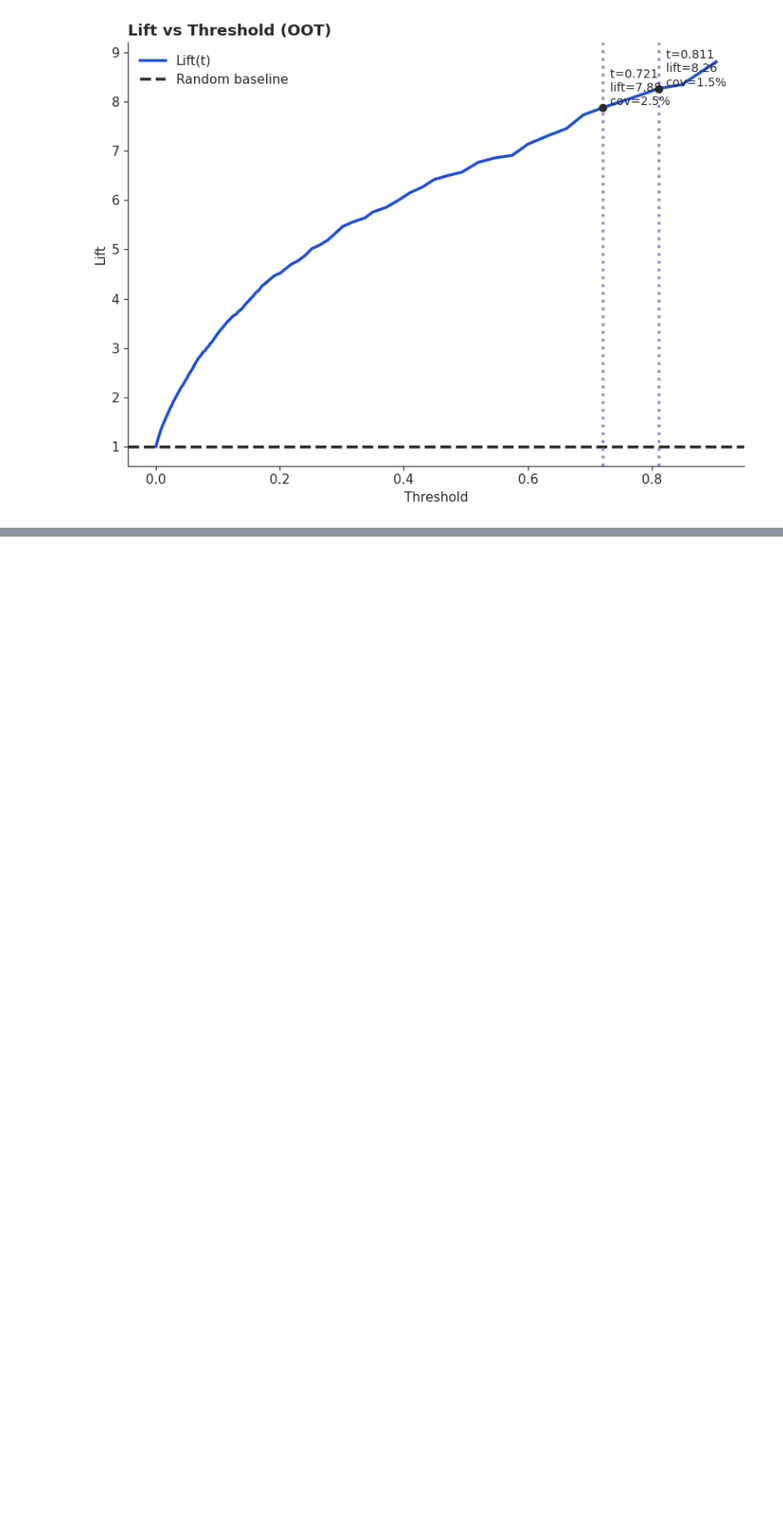
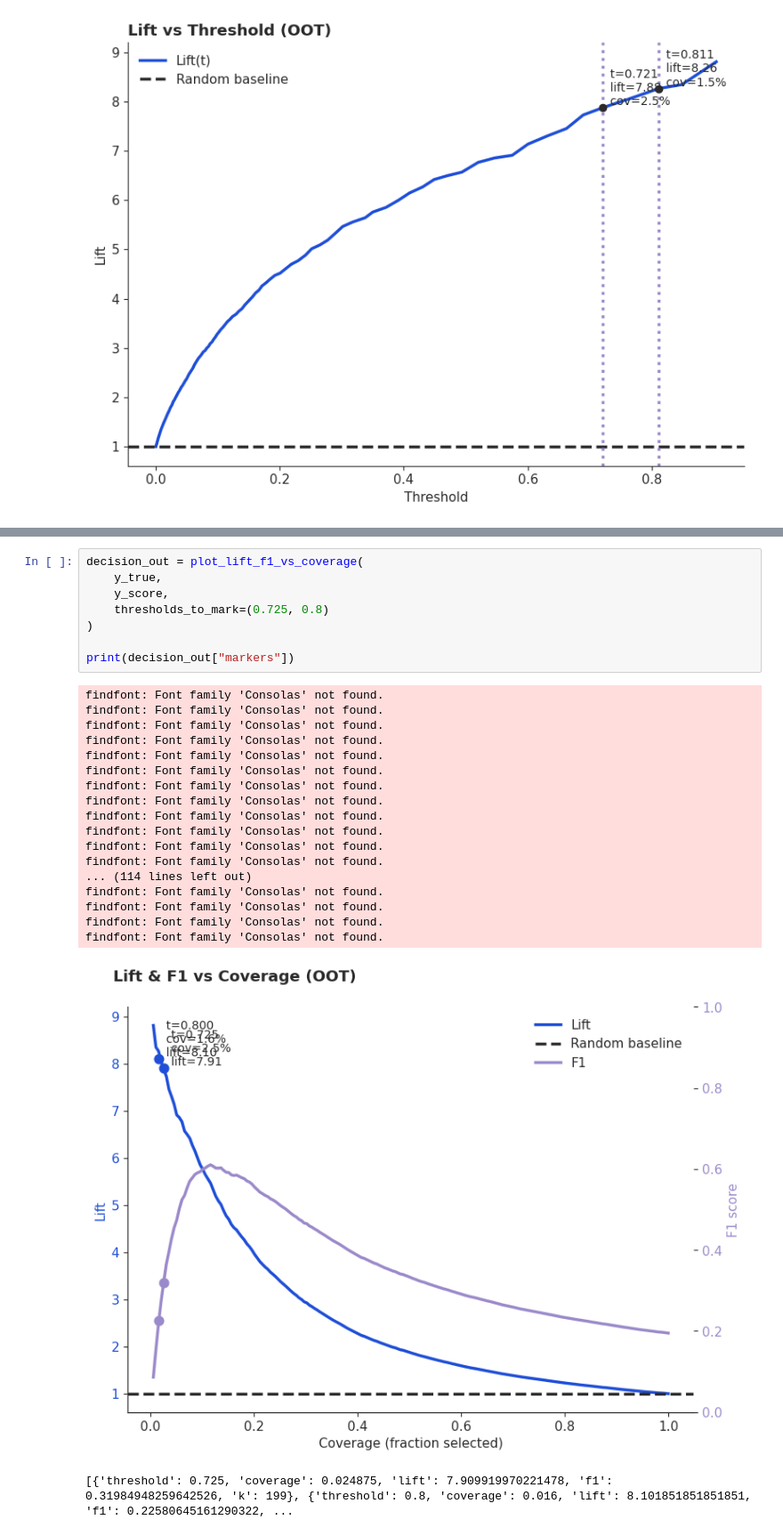
Before and after one commit to xvzeng/winebuz, a Jupyter notebook: scaleup.ipynb, the cells around one changed output, grey strips where cells are left out. Shown at 89% size. Drawn from its saved outputs; the diff is of its cells as text; blank space fills up the shorter version.

```diff
--- a/scaleup.ipynb
+++ b/scaleup.ipynb
@@ -3150,0 +3380,28 @@ findfont: Font family 'Consolas' not found.
+# %%
+decision_out = plot_lift_f1_vs_coverage(
+    y_true,
+    y_score,
+    thresholds_to_mark=(0.725, 0.8)
+)
+
+print(decision_out["markers"])
+# %% [output]
+findfont: Font family 'Consolas' not found.
+findfont: Font family 'Consolas' not found.
+findfont: Font family 'Consolas' not found.
+findfont: Font family 'Consolas' not found.
+findfont: Font family 'Consolas' not found.
+findfont: Font family 'Consolas' not found.
+findfont: Font family 'Consolas' not found.
+findfont: Font family 'Consolas' not found.
+findfont: Font family 'Consolas' not found.
+findfont: Font family 'Consolas' not found.
+findfont: Font family 'Consolas' not found.
+findfont: Font family 'Consolas' not found.
+... (114 lines left out)
+findfont: Font family 'Consolas' not found.
+findfont: Font family 'Consolas' not found.
+findfont: Font family 'Consolas' not found.
+findfont: Font family 'Consolas' not found.
+[figure, added]
+[{'threshold': 0.725, 'coverage': 0.024875, 'lift': 7.909919970221478, 'f1': 0.31984948259642526, 'k': 199}, {'threshold': 0.8, 'coverage': 0.016, 'lift': 8.101851851851851, 'f1': 0.22580645161290322, ...
```
Also changed, not shown: parts of 3 cells of this notebook.
